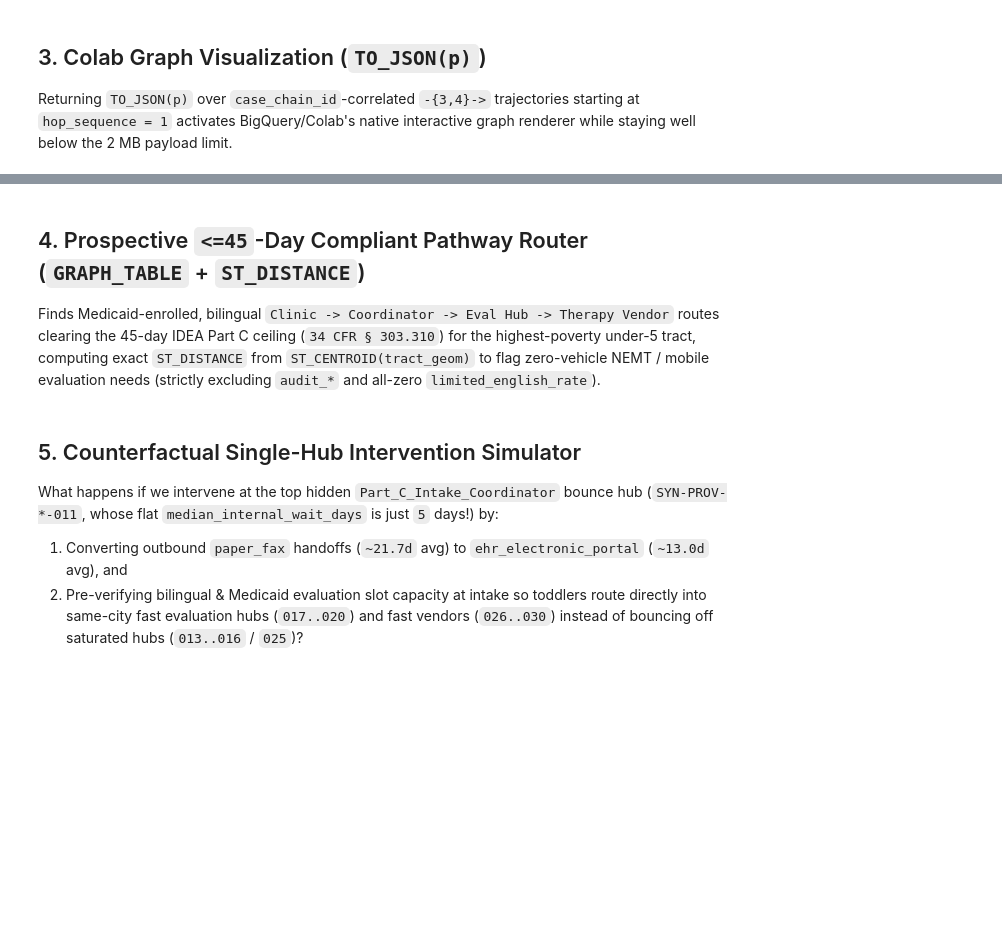
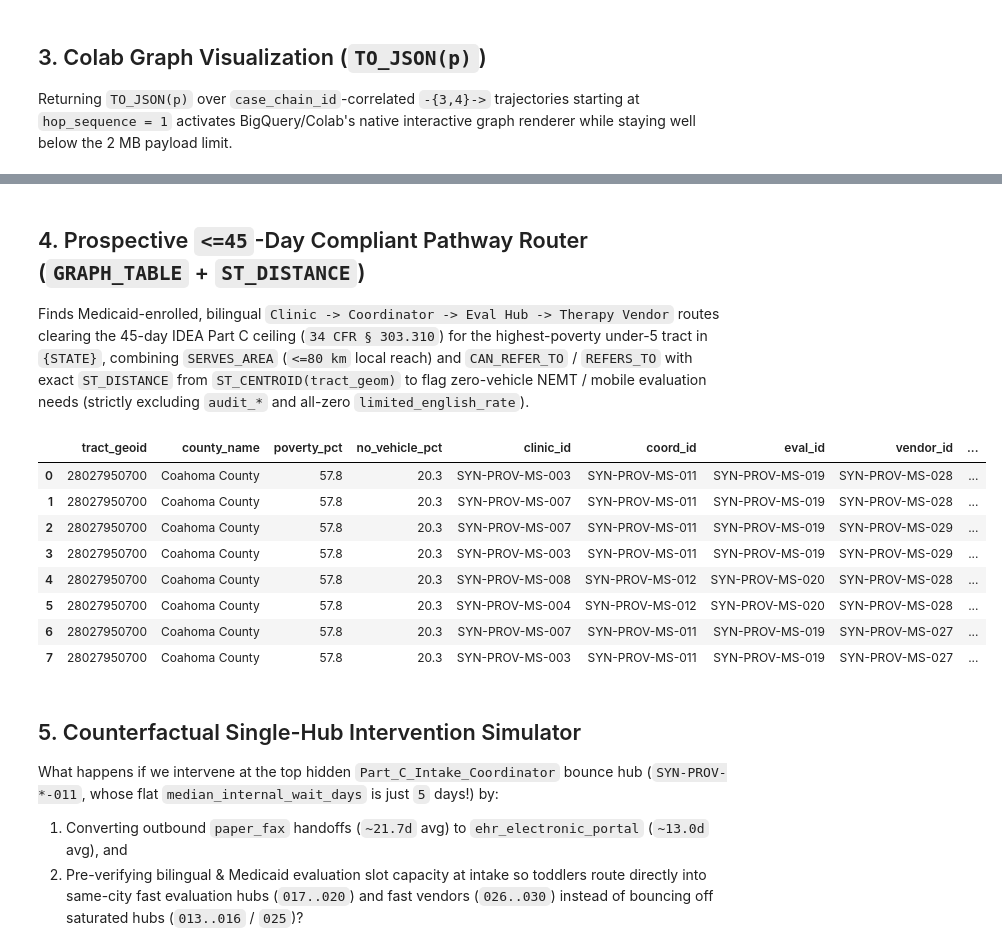
Before and after one commit to Bornism/A4I2026-challenge-early-intervention, a Jupyter notebook: notebooks/c_ei_02_graph_and_audit.ipynb, the cells around one changed output, grey strips where cells are left out. Saved outputs shown, nothing was run; the diff lists cells and outputs as text; code cells hidden in the pictures; blank space fills up the shorter version.

```diff
--- a/notebooks/c_ei_02_graph_and_audit.ipynb
+++ b/notebooks/c_ei_02_graph_and_audit.ipynb
@@ -203,7 +432,7 @@ display(bq.query(viz_gql).to_dataframe())
 # %% [markdown]
 ## 4. Prospective `<=45`-Day Compliant Pathway Router (`GRAPH_TABLE` + `ST_DISTANCE`)
 
-Finds Medicaid-enrolled, bilingual `Clinic -> Coordinator -> Eval Hub -> Therapy Vendor` routes clearing the 45-day IDEA Part C ceiling (`34 CFR § 303.310`) for the highest-poverty under-5 tract, computing exact `ST_DISTANCE` from `ST_CENTROID(tract_geom)` to flag zero-vehicle NEMT / mobile evaluation needs (strictly excluding `audit_*` and all-zero `limited_english_rate`).
+Finds Medicaid-enrolled, bilingual `Clinic -> Coordinator -> Eval Hub -> Therapy Vendor` routes clearing the 45-day IDEA Part C ceiling (`34 CFR § 303.310`) for the highest-poverty under-5 tract in `{STATE}`, combining `SERVES_AREA` (`<=80 km` local reach) and `CAN_REFER_TO` / `REFERS_TO` with exact `ST_DISTANCE` from `ST_CENTROID(tract_geom)` to flag zero-vehicle NEMT / mobile evaluation needs (strictly excluding `audit_*` and all-zero `limited_english_rate`).
 # %%
 routing_sql = f"""
 WITH target_tract AS (
@@ -214,58 +443,86 @@ WITH target_tract AS (
     no_vehicle_rate,
     tract_geom
   FROM `{PROJECT}.{DATASET}.acs_under5_tract_demographics`
+  WHERE state_code = '{STATE}'
   ORDER BY poverty_rate DESC, children_under_5_count DESC
   LIMIT 1
+),
+local_serves AS (
+  SELECT provider_id, tract_geoid, travel_distance_km
+  FROM GRAPH_TABLE(
+    {DATASET}.ReferralGraph
+    MATCH (p:CareNode {{state_code: '{STATE}'}})-[s:SERVES_AREA]->(n:Neighborhood {{state_code: '{STATE}'}})
+    WHERE s.travel_distance_km <= 80.0
+    RETURN p.provider_id AS provider_id, n.tract_geoid AS tract_geoid, s.travel_distance_km AS travel_distance_km
+  )
 ),
 graph_candidates AS (
   SELECT *
   FROM GRAPH_TABLE(
     {DATASET}.ReferralGraph
-    MATCH (n:Neighborhood)
-          <-[s:SERVES_AREA]-
-          (clinic:CareNode {{node_role: 'Screening_Pediatric_Clinic', accepts_medicaid: TRUE}})
+    MATCH (clinic:CareNode {{state_code: '{STATE}', node_role: 'Screening_Pediatric_Clinic', accepts_medicaid: TRUE}})
           -[h1:REFERS_TO]->
-          (coord:CareNode {{node_role: 'Part_C_Intake_Coordinator', part_c_vendor_enrolled: TRUE, accepts_medicaid: TRUE, bilingual_services_listed: TRUE}})
+          (coord:CareNode {{state_code: '{STATE}', node_role: 'Part_C_Intake_Coordinator', part_c_vendor_enrolled: TRUE, accepts_medicaid: TRUE, bilingual_services_listed: TRUE}})
           -[h2:REFERS_TO]->
-          (eval:CareNode {{node_role: 'Multidisciplinary_Eval_Hub', part_c_vendor_enrolled: TRUE, accepts_medicaid: TRUE, bilingual_services_listed: TRUE}})
+          (eval:CareNode {{state_code: '{STATE}', node_role: 'Multidisciplinary_Eval_Hub', part_c_vendor_enrolled: TRUE, accepts_medicaid: TRUE, bilingual_services_listed: TRUE}})
           -[h3:REFERS_TO]->
-          (vendor:CareNode {{node_role: 'EI_Therapy_Vendor', part_c_vendor_enrolled: TRUE, accepts_medicaid: TRUE, bilingual_services_listed: TRUE}})
+          (vendor:CareNode {{state_code: '{STATE}', node_role: 'EI_Therapy_Vendor', part_c_vendor_enrolled: TRUE, accepts_medicaid: TRUE, bilingual_services_listed: TRUE}})
     WHERE h1.bounce_flag = 0.0 AND h2.bounce_flag = 0.0 AND h3.bounce_flag = 0.0
-    LET expected_days = coord.median_internal_wait_days + eval.median_internal_wait_days + vendor.median_internal_wait_days
+      AND eval.active_waitlist_count <= eval.monthly_slot_capacity
+      AND vendor.active_waitlist_count <= vendor.monthly_slot_capacity
+    LET expected_days = coord.median_internal_wait_days + eval.median_internal_wait_days + vendor.median_internal_wait_days + 11
     FILTER expected_days <= 45
     RETURN
-      n.tract_geoid AS served_tract,
       clinic.provider_id AS clinic_id,
       coord.provider_id AS coord_id,
       eval.provider_id AS eval_id,
       vendor.provider_id AS vendor_id,
       expected_days,
       eval.latitude AS eval_lat,
       eval.longitude AS eval_lon,
       vendor.latitude AS vendor_lat,
       vendor.longitude AS vendor_lon
   )
 )
 SELECT DISTINCT
   t.tract_geoid,
   t.county_name,
   ROUND(t.poverty_rate * 100, 1) AS poverty_pct,
   ROUND(t.no_vehicle_rate * 100, 1) AS no_vehicle_pct,
   g.clinic_id,
   g.coord_id,
   g.eval_id,
   g.vendor_id,
   g.expected_days,
-  ROUND(ST_DISTANCE(ST_CENTROID(t.tract_geom), ST_GEOGPOINT(g.eval_lon, g.eval_lat)) / 1000.0, 1) AS eval_km,
-  ROUND(ST_DISTANCE(ST_CENTROID(t.tract_geom), ST_GEOGPOINT(g.vendor_lon, g.vendor_lat)) / 1000.0, 1) AS vendor_km,
+  COALESCE(
+    ls_eval.travel_distance_km,
+    ROUND(ST_DISTANCE(ST_CENTROID(t.tract_geom), ST_GEOGPOINT(g.eval_lon, g.eval_lat)) / 1000.0, 1)
+  ) AS eval_km,
+  COALESCE(
+    ls_ven.travel_distance_km,
+    ROUND(ST_DISTANCE(ST_CENTROID(t.tract_geom), ST_GEOGPOINT(g.vendor_lon, g.vendor_lat)) / 1000.0, 1)
+  ) AS vendor_km,
   (t.no_vehicle_rate >= 0.08 AND ST_DISTANCE(ST_CENTROID(t.tract_geom), ST_GEOGPOINT(g.eval_lon, g.eval_lat)) > 25000) AS requires_nemt_or_mobile_eval
 FROM graph_candidates AS g
-JOIN target_tract AS t
-  ON g.served_tract = t.tract_geoid
+CROSS JOIN target_tract AS t
+LEFT JOIN local_serves AS ls_eval
+  ON ls_eval.provider_id = g.eval_id AND ls_eval.tract_geoid = t.tract_geoid
+LEFT JOIN local_serves AS ls_ven
+  ON ls_ven.provider_id = g.vendor_id AND ls_ven.tract_geoid = t.tract_geoid
 ORDER BY g.expected_days ASC, eval_km ASC
 LIMIT 8;
 """
-display(bq.query(routing_sql).to_dataframe())
+display(query_df(routing_sql))
+# %% [output]
+|  | tract_geoid | county_name | poverty_pct | no_vehicle_pct | clinic_id | coord_id | eval_id | vendor_id | ... |
+| 0 | 28027950700 | Coahoma County | 57.8 | 20.3 | SYN-PROV-MS-003 | SYN-PROV-MS-011 | SYN-PROV-MS-019 | SYN-PROV-MS-028 | ... |
+| 1 | 28027950700 | Coahoma County | 57.8 | 20.3 | SYN-PROV-MS-007 | SYN-PROV-MS-011 | SYN-PROV-MS-019 | SYN-PROV-MS-028 | ... |
+| 2 | 28027950700 | Coahoma County | 57.8 | 20.3 | SYN-PROV-MS-007 | SYN-PROV-MS-011 | SYN-PROV-MS-019 | SYN-PROV-MS-029 | ... |
+| 3 | 28027950700 | Coahoma County | 57.8 | 20.3 | SYN-PROV-MS-003 | SYN-PROV-MS-011 | SYN-PROV-MS-019 | SYN-PROV-MS-029 | ... |
+| 4 | 28027950700 | Coahoma County | 57.8 | 20.3 | SYN-PROV-MS-008 | SYN-PROV-MS-012 | SYN-PROV-MS-020 | SYN-PROV-MS-028 | ... |
+| 5 | 28027950700 | Coahoma County | 57.8 | 20.3 | SYN-PROV-MS-004 | SYN-PROV-MS-012 | SYN-PROV-MS-020 | SYN-PROV-MS-028 | ... |
+| 6 | 28027950700 | Coahoma County | 57.8 | 20.3 | SYN-PROV-MS-007 | SYN-PROV-MS-011 | SYN-PROV-MS-019 | SYN-PROV-MS-027 | ... |
+| 7 | 28027950700 | Coahoma County | 57.8 | 20.3 | SYN-PROV-MS-003 | SYN-PROV-MS-011 | SYN-PROV-MS-019 | SYN-PROV-MS-027 | ... |
 # %% [markdown]
 ## 5. Counterfactual Single-Hub Intervention Simulator
 
```
Also changed, not shown: parts of 9 cells of this notebook, 55 other files.
